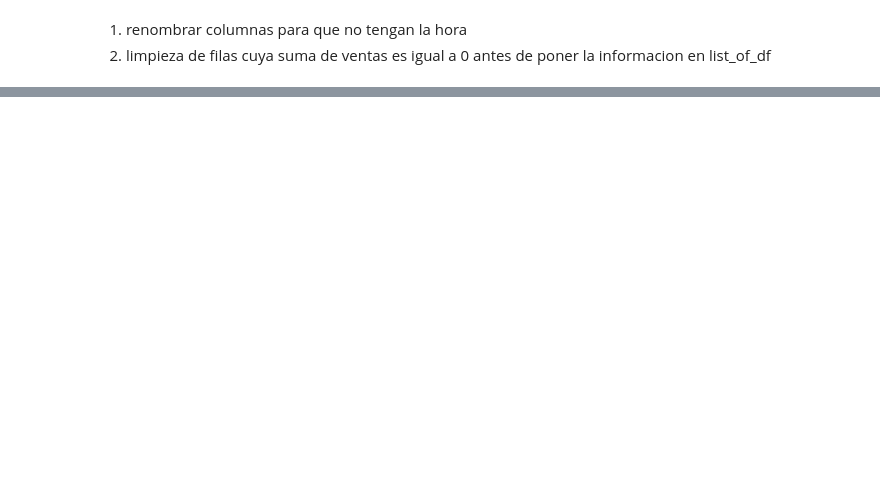
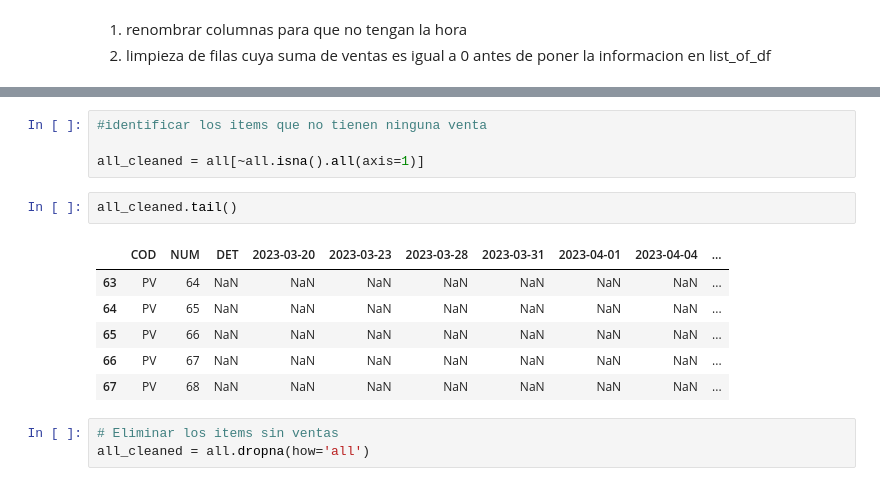
Before and after one commit to edu-marin/django_storefront, a Jupyter notebook: data_migration/ventas_plata.ipynb, the cells around one changed output, grey strips where cells are left out. Cells and saved outputs as stored; diff of their text form; blank space fills up the shorter version.

```diff
--- a/data_migration/ventas_plata.ipynb
+++ b/data_migration/ventas_plata.ipynb
@@ -124,0 +148,16 @@ dtype: object
+# %%
+#identificar los items que no tienen ninguna venta
+
+all_cleaned = all[~all.isna().all(axis=1)]
+# %%
+all_cleaned.tail()
+# %% [output]
+|  | COD | NUM | DET | 2023-03-20 | 2023-03-23 | 2023-03-28 | 2023-03-31 | 2023-04-01 | 2023-04-04 | ... |
+| 63 | PV | 64 | NaN | NaN | NaN | NaN | NaN | NaN | NaN | ... |
+| 64 | PV | 65 | NaN | NaN | NaN | NaN | NaN | NaN | NaN | ... |
+| 65 | PV | 66 | NaN | NaN | NaN | NaN | NaN | NaN | NaN | ... |
+| 66 | PV | 67 | NaN | NaN | NaN | NaN | NaN | NaN | NaN | ... |
+| 67 | PV | 68 | NaN | NaN | NaN | NaN | NaN | NaN | NaN | ... |
+# %%
+# Eliminar los items sin ventas
+all_cleaned = all.dropna(how='all')
```
Also changed, not shown: parts of 9 cells of this notebook, 1 other file.
